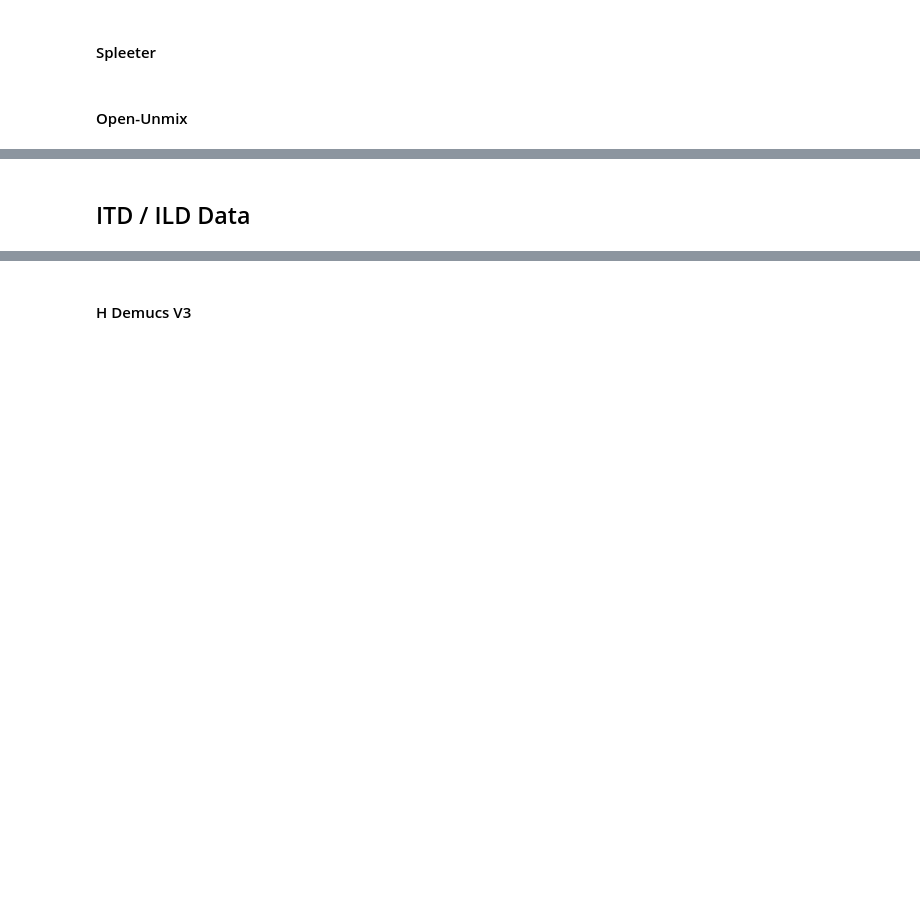
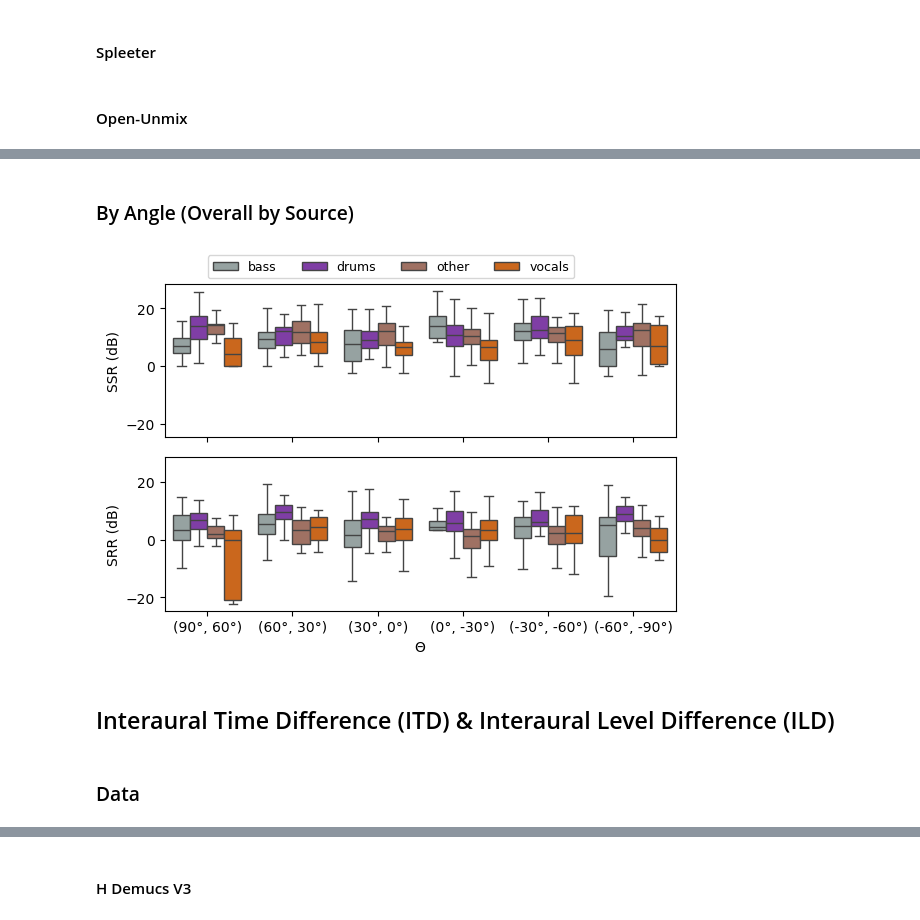
Before and after one commit to richa-namballa/binaural-mss, a Jupyter notebook: notebook/analysis.ipynb, the cells around one changed output, grey strips where cells are left out. Drawn from its saved outputs; the diff is of its cells as text; code cells hidden in the pictures; blank space fills up the shorter version.

```diff
--- a/notebook/analysis.ipynb
+++ b/notebook/analysis.ipynb
@@ -381,2 +429,23 @@ plt.show()
+# %% [markdown]
+### By Angle (Overall by Source)
+# %%
+fig, ax = plt.subplots(2, 1, figsize=FIG_SIZE, tight_layout=True, sharex=True, sharey=True)
+
+sns.boxplot(x='bins_ordered', y='SSR', hue='source', data=merged_df, palette=STEM_PALETTE, ax=ax[0], showfliers=OUTLIERS)
+sns.boxplot(x='bins_ordered', y='SRR', hue='source', data=merged_df, palette=STEM_PALETTE, ax=ax[1], showfliers=OUTLIERS)
+
+h, l = ax[0].get_legend_handles_labels()
+
+for a in ax:
+    a.legend().remove()
+
+ax[0].set(ylabel='SSR (dB)', xlabel='$\Theta$')
+ax[1].set(ylabel='SRR (dB)', xlabel='$\Theta$')
+
+fig.legend(h, l, loc='upper center', fontsize=9, ncols=4, bbox_to_anchor=(0.5, 1.05))
+plt.savefig(os.path.join(PLOT_DIR, 'spauq_source_angle.pdf'), bbox_inches='tight')
+plt.show()
+# %% [output]
+[figure, added]
 # %% [markdown]
-## ITD / ILD Data
+## Interaural Time Difference (ITD) & Interaural Level Difference (ILD)
@@ -383,3 +455,5 @@ plt.show()
+# %% [markdown]
+### Data
 # %%
 ht_standard_df = pd.read_csv('../data/eval/itd_ild/itd_ild_2025-03-24_htdemucs_ft_standard.csv')
 ht_random_df = pd.read_csv('../data/eval/itd_ild/itd_ild_2025-03-24_htdemucs_ft_random.csv')
```
Also changed, not shown: parts of 88 cells of this notebook, 1 other file.
